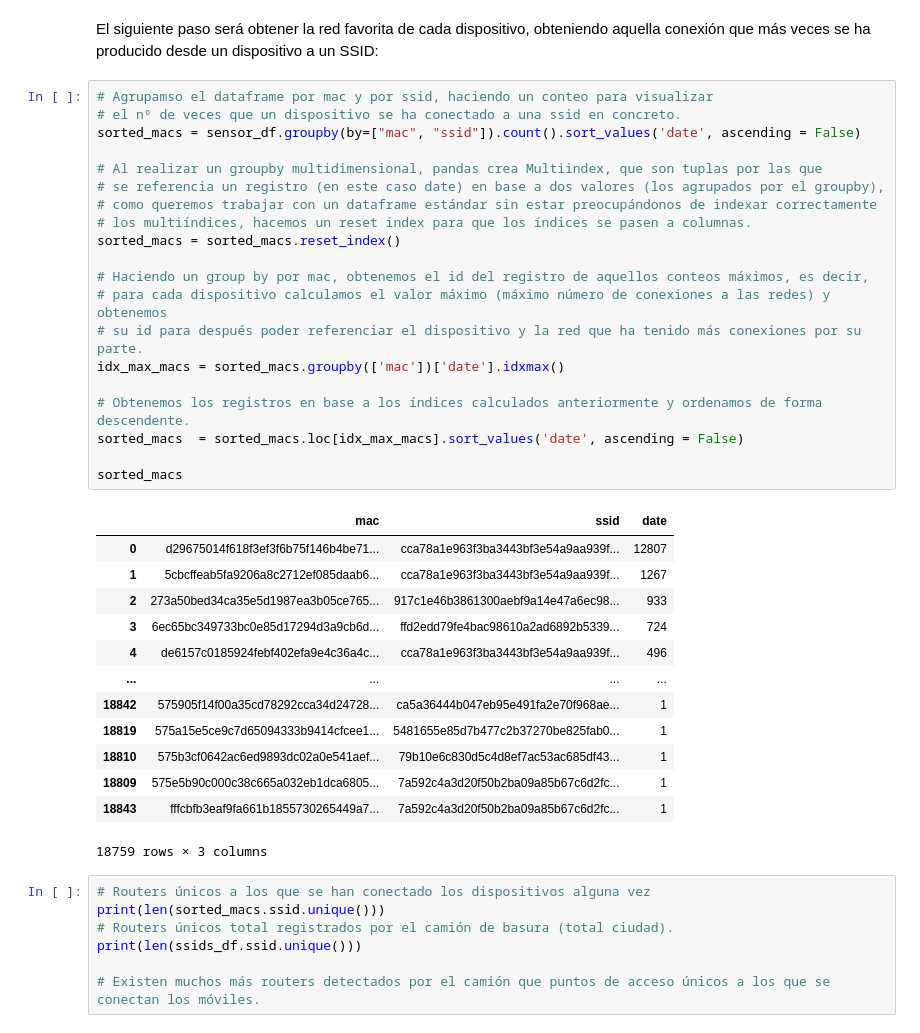
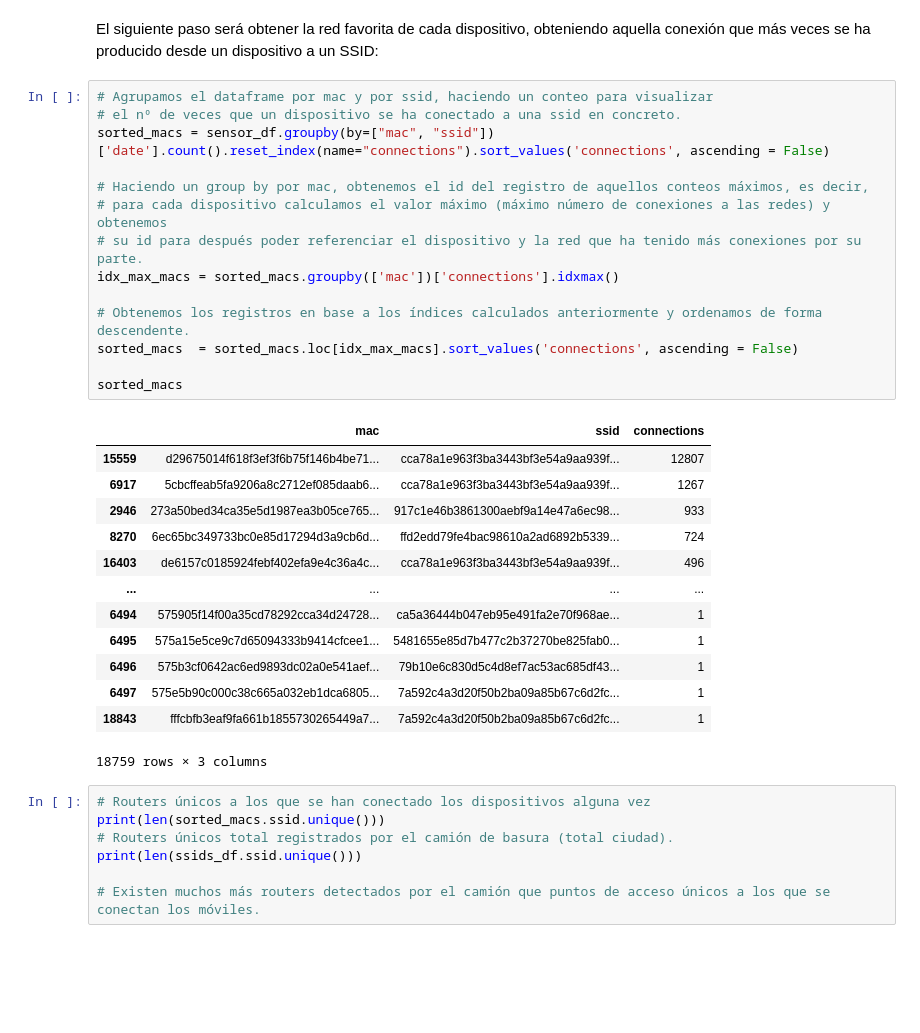
Before and after one commit to luperezsal/AlcoiTourist, a Jupyter notebook: Proyecto3_2.ipynb, the cells around one changed output. Saved outputs shown, nothing was run; the diff lists cells and outputs as text; blank space fills up the shorter version.

```diff
--- a/Proyecto3_2.ipynb
+++ b/Proyecto3_2.ipynb
@@ -99,37 +98,31 @@ sorted_macs
 # %% [markdown]
 El siguiente paso será obtener la red favorita de cada dispositivo, obteniendo aquella conexión que más veces se ha producido desde un dispositivo a un SSID:
 # %%
-# Agrupamso el dataframe por mac y por ssid, haciendo un conteo para visualizar
+# Agrupamos el dataframe por mac y por ssid, haciendo un conteo para visualizar
 # el nº de veces que un dispositivo se ha conectado a una ssid en concreto.
-sorted_macs = sensor_df.groupby(by=["mac", "ssid"]).count().sort_values('date', ascending = False)
-
-# Al realizar un groupby multidimensional, pandas crea Multiindex, que son tuplas por las que
-# se referencia un registro (en este caso date) en base a dos valores (los agrupados por el groupby),
-# como queremos trabajar con un dataframe estándar sin estar preocupándonos de indexar correctamente
-# los multiíndices, hacemos un reset index para que los índices se pasen a columnas.
-sorted_macs = sorted_macs.reset_index()
+sorted_macs = sensor_df.groupby(by=["mac", "ssid"])['date'].count().reset_index(name="connections").sort_values('connections', ascending = False)
 
 # Haciendo un group by por mac, obtenemos el id del registro de aquellos conteos máximos, es decir,
 # para cada dispositivo calculamos el valor máximo (máximo número de conexiones a las redes) y obtenemos
 # su id para después poder referenciar el dispositivo y la red que ha tenido más conexiones por su parte.
-idx_max_macs = sorted_macs.groupby(['mac'])['date'].idxmax()
+idx_max_macs = sorted_macs.groupby(['mac'])['connections'].idxmax()
 
 # Obtenemos los registros en base a los índices calculados anteriormente y ordenamos de forma descendente.
-sorted_macs  = sorted_macs.loc[idx_max_macs].sort_values('date', ascending = False)
+sorted_macs  = sorted_macs.loc[idx_max_macs].sort_values('connections', ascending = False)
 
 sorted_macs
 # %% [output]
-|  | mac | ssid | date |
-| 0 | d29675014f618f3ef3f6b75f146b4be71... | cca78a1e963f3ba3443bf3e54a9aa939f... | 12807 |
-| 1 | 5cbcffeab5fa9206a8c2712ef085daab6... | cca78a1e963f3ba3443bf3e54a9aa939f... | 1267 |
-| 2 | 273a50bed34ca35e5d1987ea3b05ce765... | 917c1e46b3861300aebf9a14e47a6ec98... | 933 |
-| 3 | 6ec65bc349733bc0e85d17294d3a9cb6d... | ffd2edd79fe4bac98610a2ad6892b5339... | 724 |
-| 4 | de6157c0185924febf402efa9e4c36a4c... | cca78a1e963f3ba3443bf3e54a9aa939f... | 496 |
+|  | mac | ssid | connections |
+| 15559 | d29675014f618f3ef3f6b75f146b4be71... | cca78a1e963f3ba3443bf3e54a9aa939f... | 12807 |
+| 6917 | 5cbcffeab5fa9206a8c2712ef085daab6... | cca78a1e963f3ba3443bf3e54a9aa939f... | 1267 |
+| 2946 | 273a50bed34ca35e5d1987ea3b05ce765... | 917c1e46b3861300aebf9a14e47a6ec98... | 933 |
+| 8270 | 6ec65bc349733bc0e85d17294d3a9cb6d... | ffd2edd79fe4bac98610a2ad6892b5339... | 724 |
+| 16403 | de6157c0185924febf402efa9e4c36a4c... | cca78a1e963f3ba3443bf3e54a9aa939f... | 496 |
 | ... | ... | ... | ... |
-| 18842 | 575905f14f00a35cd78292cca34d24728... | ca5a36444b047eb95e491fa2e70f968ae... | 1 |
-| 18819 | 575a15e5ce9c7d65094333b9414cfcee1... | 5481655e85d7b477c2b37270be825fab0... | 1 |
-| 18810 | 575b3cf0642ac6ed9893dc02a0e541aef... | 79b10e6c830d5c4d8ef7ac53ac685df43... | 1 |
-| 18809 | 575e5b90c000c38c665a032eb1dca6805... | 7a592c4a3d20f50b2ba09a85b67c6d2fc... | 1 |
+| 6494 | 575905f14f00a35cd78292cca34d24728... | ca5a36444b047eb95e491fa2e70f968ae... | 1 |
+| 6495 | 575a15e5ce9c7d65094333b9414cfcee1... | 5481655e85d7b477c2b37270be825fab0... | 1 |
+| 6496 | 575b3cf0642ac6ed9893dc02a0e541aef... | 79b10e6c830d5c4d8ef7ac53ac685df43... | 1 |
+| 6497 | 575e5b90c000c38c665a032eb1dca6805... | 7a592c4a3d20f50b2ba09a85b67c6d2fc... | 1 |
 | 18843 | fffcbfb3eaf9fa661b1855730265449a7... | 7a592c4a3d20f50b2ba09a85b67c6d2fc... | 1 |
 18759 rows × 3 columns
 # %%
```
Also changed, not shown: parts of 10 cells of this notebook.
